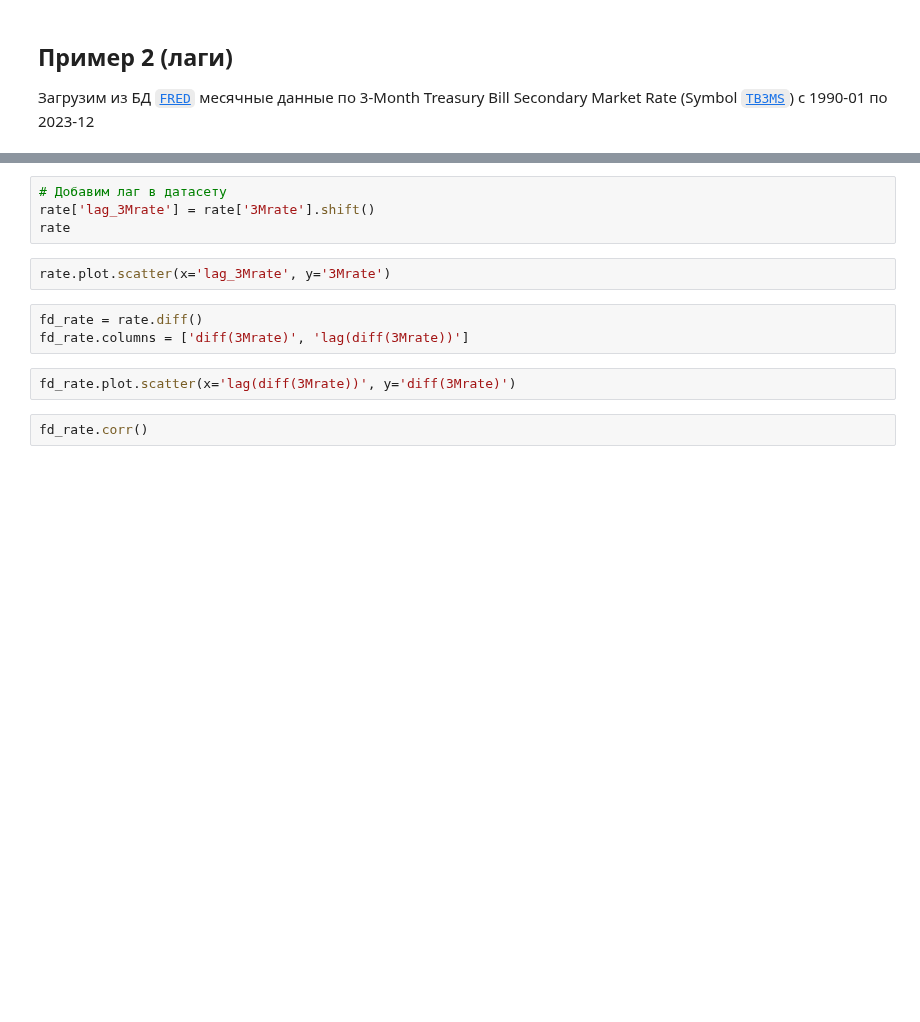
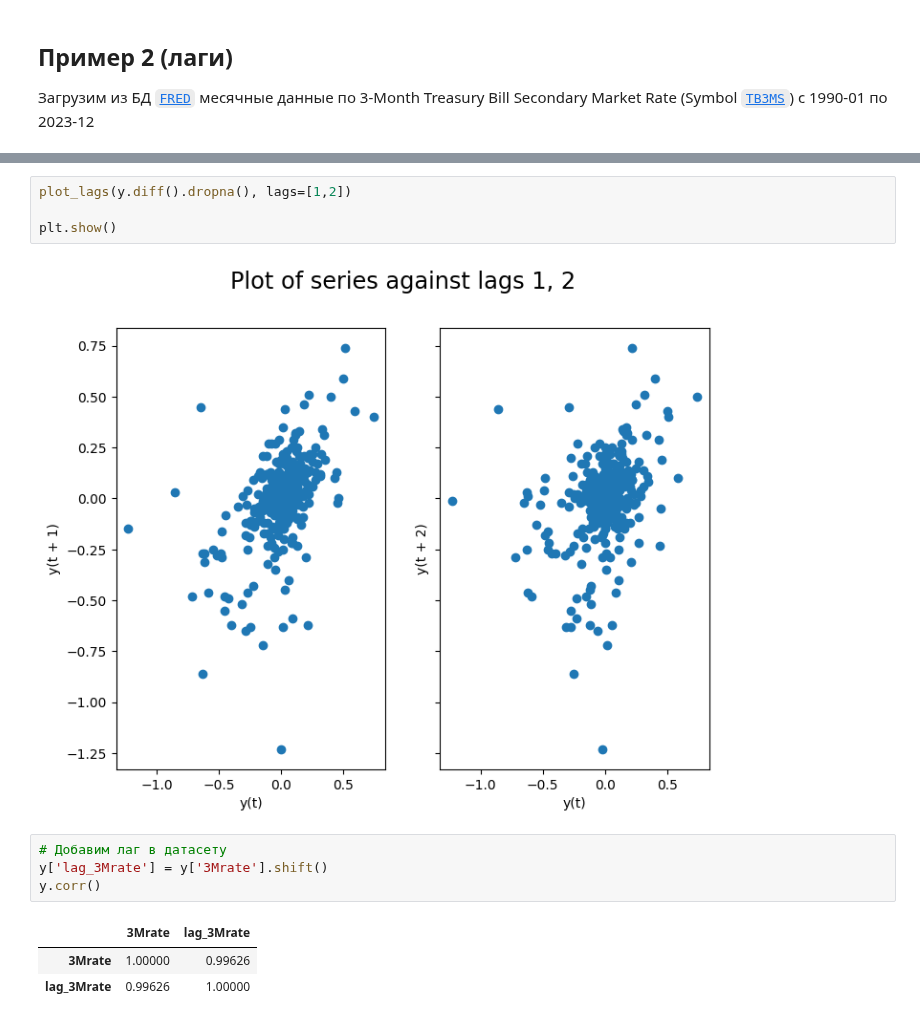
Before and after one commit to artamonoff/econometrica, a Jupyter notebook: time-series-analysis/jupyter-notebooks/diff-and-lags.ipynb, the cells around one changed output, grey strips where cells are left out. Saved outputs shown, nothing was run; the diff lists cells and outputs as text; blank space fills up the shorter version.

```diff
--- a/time-series-analysis/jupyter-notebooks/diff-and-lags.ipynb
+++ b/time-series-analysis/jupyter-notebooks/diff-and-lags.ipynb
@@ -79,13 +181,14 @@ rate
+# %%
+plot_lags(y.diff().dropna(), lags=[1,2])
+
+plt.show()
+# %% [output]
+[figure, added]
 # %%
 # Добавим лаг в датасету
-rate['lag_3Mrate'] = rate['3Mrate'].shift()
-rate
+y['lag_3Mrate'] = y['3Mrate'].shift()
+y.corr()
+# %% [output]
+|  | 3Mrate | lag_3Mrate |
+| 3Mrate | 1.00000 | 0.99626 |
+| lag_3Mrate | 0.99626 | 1.00000 |
-# %%
-rate.plot.scatter(x='lag_3Mrate', y='3Mrate')
-# %%
-fd_rate = rate.diff()
-fd_rate.columns = ['diff(3Mrate)', 'lag(diff(3Mrate))']
-# %%
-fd_rate.plot.scatter(x='lag(diff(3Mrate))', y='diff(3Mrate)')
-# %%
-fd_rate.corr()
```
Also changed, not shown: parts of 14 cells of this notebook.
